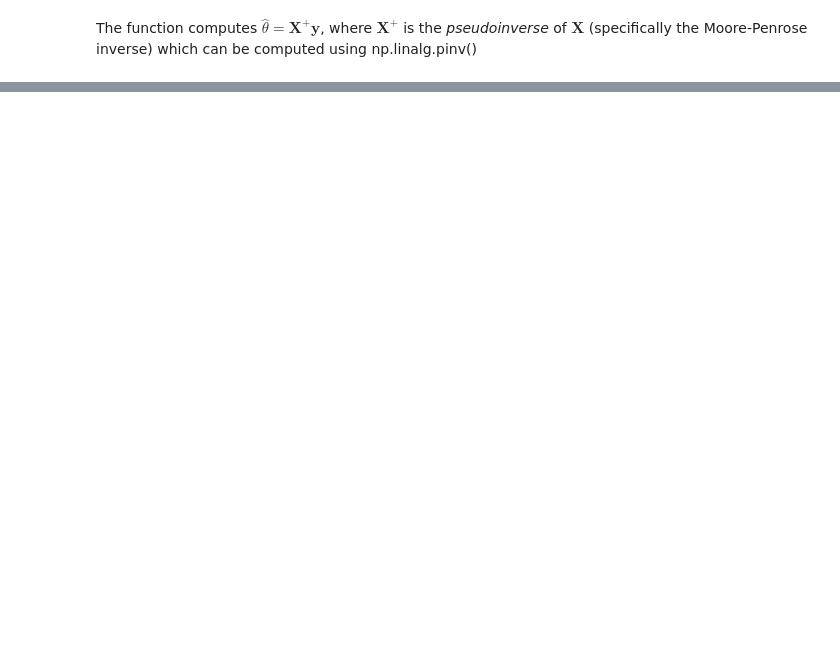
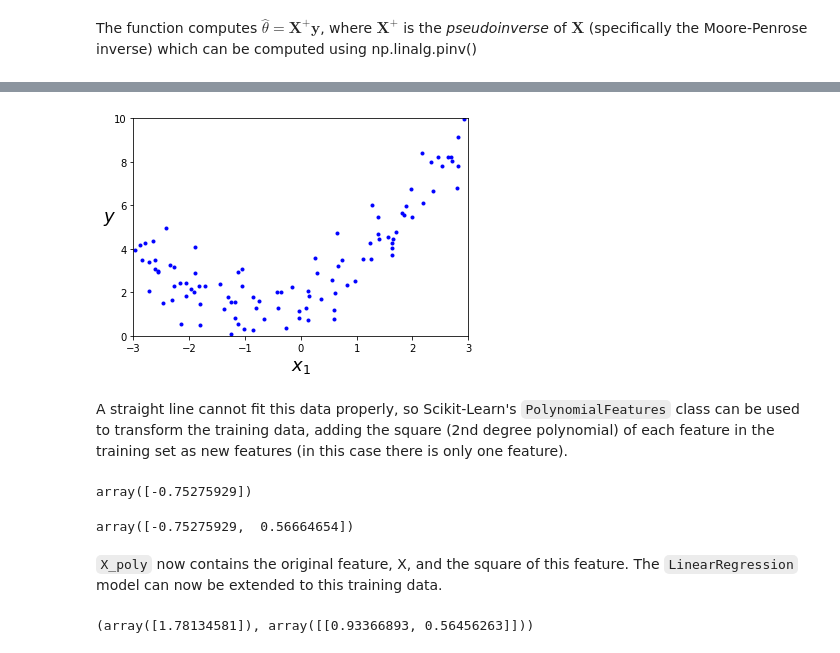
Before and after one commit to christopher-lau/MachineLearningBasics, a Jupyter notebook: Training Models.ipynb, the cells around one changed output, grey strips where cells are left out. Cells and saved outputs as stored; diff of their text form; code cells hidden in the pictures; blank space fills up the shorter version.

```diff
--- a/Training Models.ipynb
+++ b/Training Models.ipynb
@@ -239,0 +276,35 @@ By convention, the algorithm iterates by rounds of m iterations; each round is c
+# %%
+np.random.seed(42)
+
+m = 100
+X = 6 * np.random.rand(m, 1) - 3
+y = 0.5 * X**2 + X + 2 + np.random.randn(m, 1)
+
+plt.plot(X, y, "b.")
+plt.xlabel("$x_1$", fontsize=18)
+plt.ylabel("$y$", rotation=0, fontsize=18)
+plt.axis([-3, 3, 0, 10])
+plt.show()
+# %% [output]
+[figure, added]
+# %% [markdown]
+A straight line cannot fit this data properly, so Scikit-Learn's `PolynomialFeatures` class can be used to transform the training data, adding the square (2nd degree polynomial) of each feature in the training set as new features (in this case there is only one feature).
+# %%
+from sklearn.preprocessing import PolynomialFeatures
+poly_features = PolynomialFeatures(degree=2, include_bias=False)
+X_poly = poly_features.fit_transform(X)
+X[0]
+# %% [output]
+array([-0.75275929])
+# %%
+X_poly[0]
+# %% [output]
+array([-0.75275929,  0.56664654])
+# %% [markdown]
+`X_poly` now contains the original feature, X, and the square of this feature. The `LinearRegression` model can now be extended to this training data.
+# %%
+lin_reg = LinearRegression()
+lin_reg.fit(X_poly, y)
+lin_reg.intercept_, lin_reg.coef_
+# %% [output]
+(array([1.78134581]), array([[0.93366893, 0.56456263]]))
```
Also changed, not shown: parts of 40 cells of this notebook, 37 other files.
